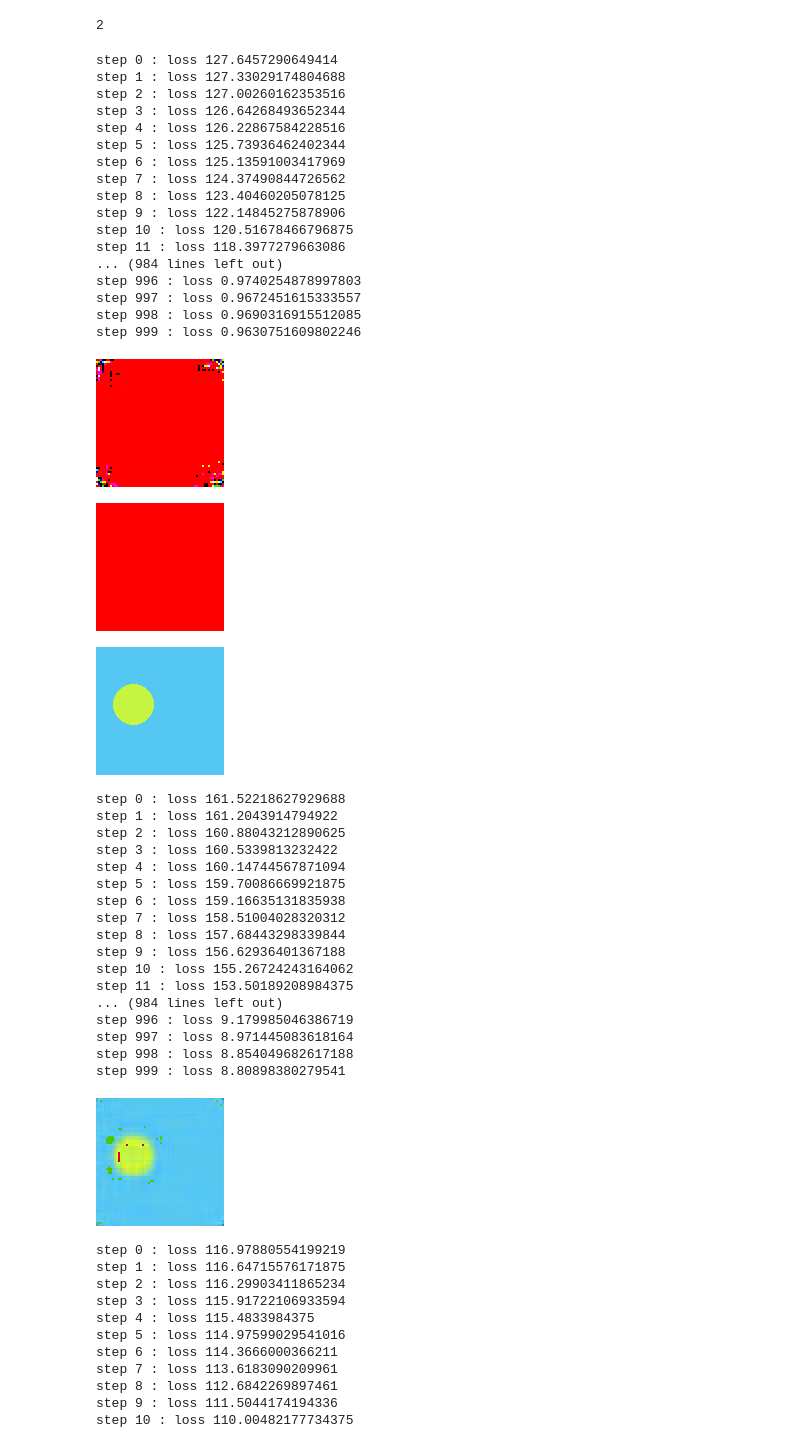
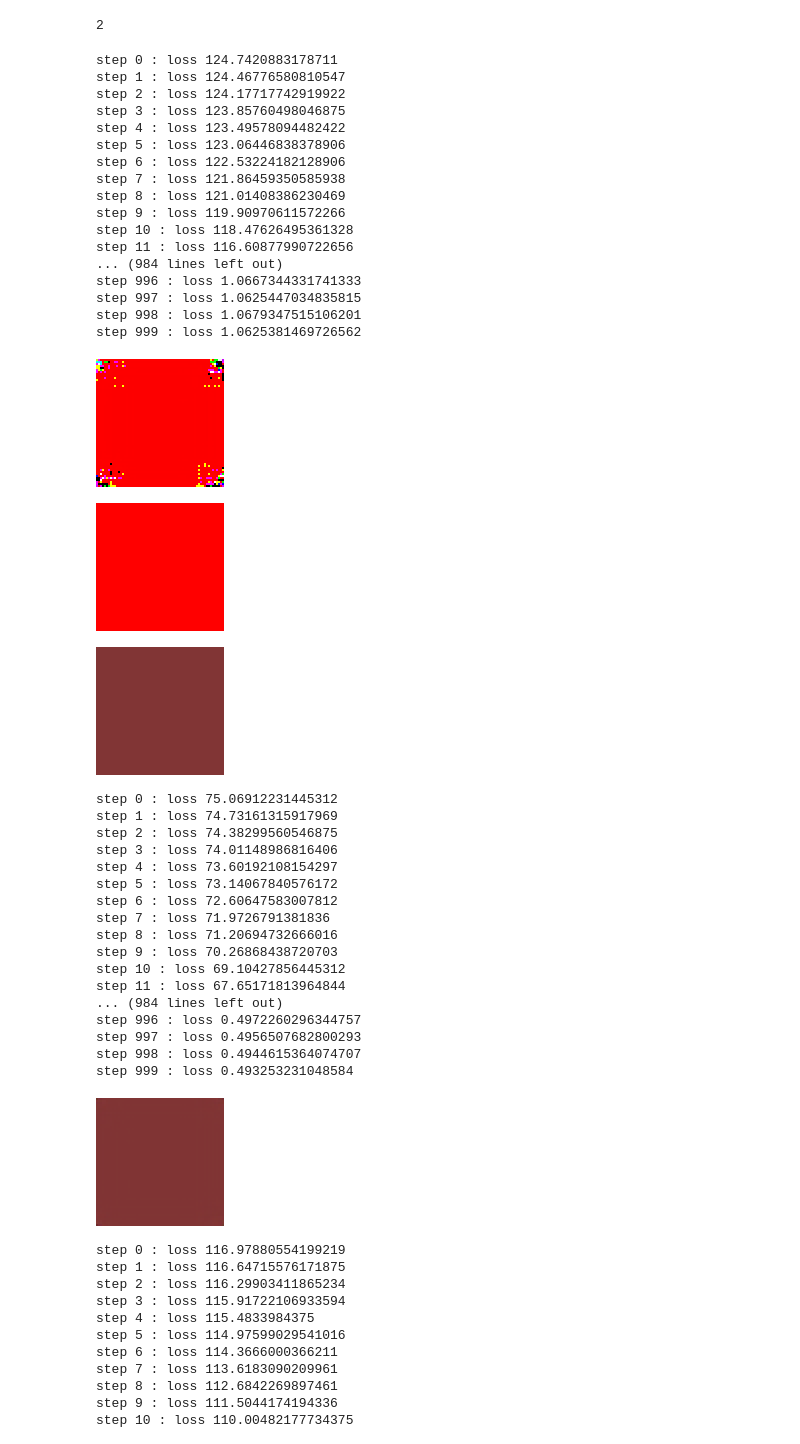
Before and after one commit to julenurchoeguia/vton, a Jupyter notebook: laure/autoencoder_laure.ipynb, the cells around one changed output. Cells and saved outputs as stored; diff of their text form; code cells hidden in the pictures.

Commit message:
version a jour autoencoder

```diff
--- a/laure/autoencoder_laure.ipynb
+++ b/laure/autoencoder_laure.ipynb
@@ -234,7 +234,7 @@ dataset[2]
 # %%
 device = torch.device('cuda')
 # %%
-autoencoder = AutoEncoder()
+autoencoder = Autoencoder()
 lr = 1e-4
 num_steps = 1000
 optimizer = torch.optim.Adam(autoencoder.parameters() , lr=lr)
@@ -249,24 +249,24 @@ for step in range(num_steps):
 result = autoencoder(init_tensor)
 tensor_to_image(result.data)
 # %% [output]
-step 0 : loss 127.6457290649414
-step 1 : loss 127.33029174804688
-step 2 : loss 127.00260162353516
-step 3 : loss 126.64268493652344
-step 4 : loss 126.22867584228516
-step 5 : loss 125.73936462402344
-step 6 : loss 125.13591003417969
-step 7 : loss 124.37490844726562
-step 8 : loss 123.40460205078125
-step 9 : loss 122.14845275878906
-step 10 : loss 120.51678466796875
-step 11 : loss 118.3977279663086
+step 0 : loss 124.7420883178711
+step 1 : loss 124.46776580810547
+step 2 : loss 124.17717742919922
+step 3 : loss 123.85760498046875
+step 4 : loss 123.49578094482422
+step 5 : loss 123.06446838378906
+step 6 : loss 122.53224182128906
+step 7 : loss 121.86459350585938
+step 8 : loss 121.01408386230469
+step 9 : loss 119.90970611572266
+step 10 : loss 118.47626495361328
+step 11 : loss 116.60877990722656
 ... (984 lines left out)
-step 996 : loss 0.9740254878997803
-step 997 : loss 0.9672451615333557
-step 998 : loss 0.9690316915512085
-step 999 : loss 0.9630751609802246
+step 996 : loss 1.0667344331741333
+step 997 : loss 1.0625447034835815
+step 998 : loss 1.0679347515106201
+step 999 : loss 1.0625381469726562
-[figure, old version]
+[figure, new version]
 # %%
 tensor_to_image(init_tensor)
 # %% [output]
@@ -285,7 +285,7 @@ def generate_image(size): # , num_images):
 
     # Choose a random shape (circle, square, or triangle)
     # shape = random.choice(["circle", "square", "triangle"])
-    shape = "circle"
+    shape = "rectangle"
 
     # Choose a random position
     position = (random.randint(20, size[0]-20), random.randint(20, size[1]-20))
@@ -312,43 +312,43 @@ num_images = 5  # Change this to the number of images you want to generate
 new_image = generate_image(image_size)
 new_image.show()
 # %% [output]
-[figure, old version]
+[figure, new version]
 # %%
 new_init_tensor = image_to_tensor(new_image)
 
-autoencoder = AutoEncoder()
+autoencoder = Autoencoder()
 lr = 1e-4
 num_steps = 1000
 optimizer = torch.optim.Adam(autoencoder.parameters() , lr=lr)
 for step in range(num_steps):
     y = autoencoder(new_init_tensor)
     loss = (y-new_init_tensor).norm()
     loss.backward()
     optimizer.step()
     optimizer.zero_grad()
     print(f"step {step} : loss {loss.item()}")
 
 result = autoencoder(new_init_tensor)
 tensor_to_image(result.data)
 # %% [output]
-step 0 : loss 161.52218627929688
-step 1 : loss 161.2043914794922
-step 2 : loss 160.88043212890625
-step 3 : loss 160.5339813232422
-step 4 : loss 160.14744567871094
-step 5 : loss 159.70086669921875
-step 6 : loss 159.16635131835938
-step 7 : loss 158.51004028320312
-step 8 : loss 157.68443298339844
-step 9 : loss 156.62936401367188
-step 10 : loss 155.26724243164062
-step 11 : loss 153.50189208984375
+step 0 : loss 75.06912231445312
+step 1 : loss 74.73161315917969
+step 2 : loss 74.38299560546875
+step 3 : loss 74.01148986816406
+step 4 : loss 73.60192108154297
+step 5 : loss 73.14067840576172
+step 6 : loss 72.60647583007812
+step 7 : loss 71.9726791381836
+step 8 : loss 71.20694732666016
+step 9 : loss 70.26868438720703
+step 10 : loss 69.10427856445312
+step 11 : loss 67.65171813964844
 ... (984 lines left out)
-step 996 : loss 9.179985046386719
-step 997 : loss 8.971445083618164
-step 998 : loss 8.854049682617188
-step 999 : loss 8.80898380279541
+step 996 : loss 0.4972260296344757
+step 997 : loss 0.4956507682800293
+step 998 : loss 0.4944615364074707
+step 999 : loss 0.493253231048584
-[figure, old version]
+[figure, new version]
 # %%
 num_images_train = 20
 num_images_test = 5
```
Also changed, not shown: parts of 4 cells of this notebook, 5 other files.
